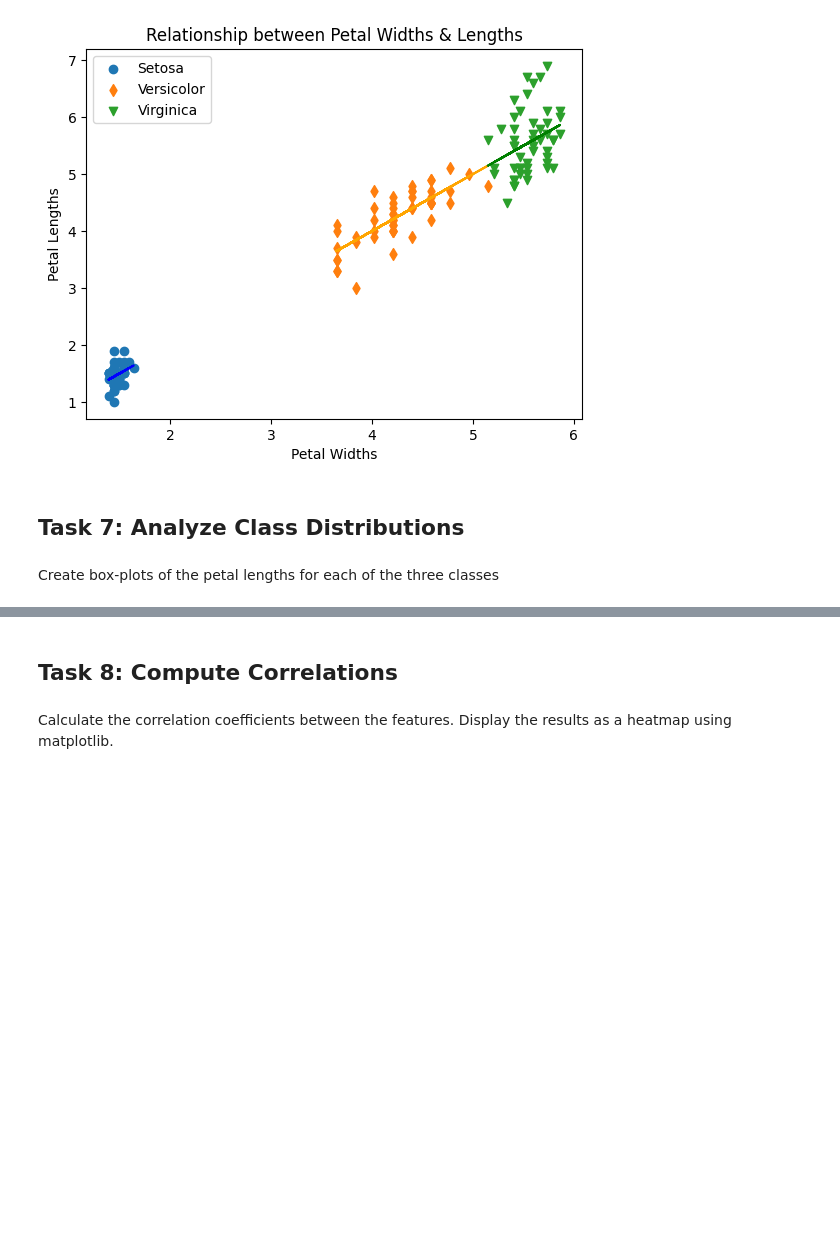
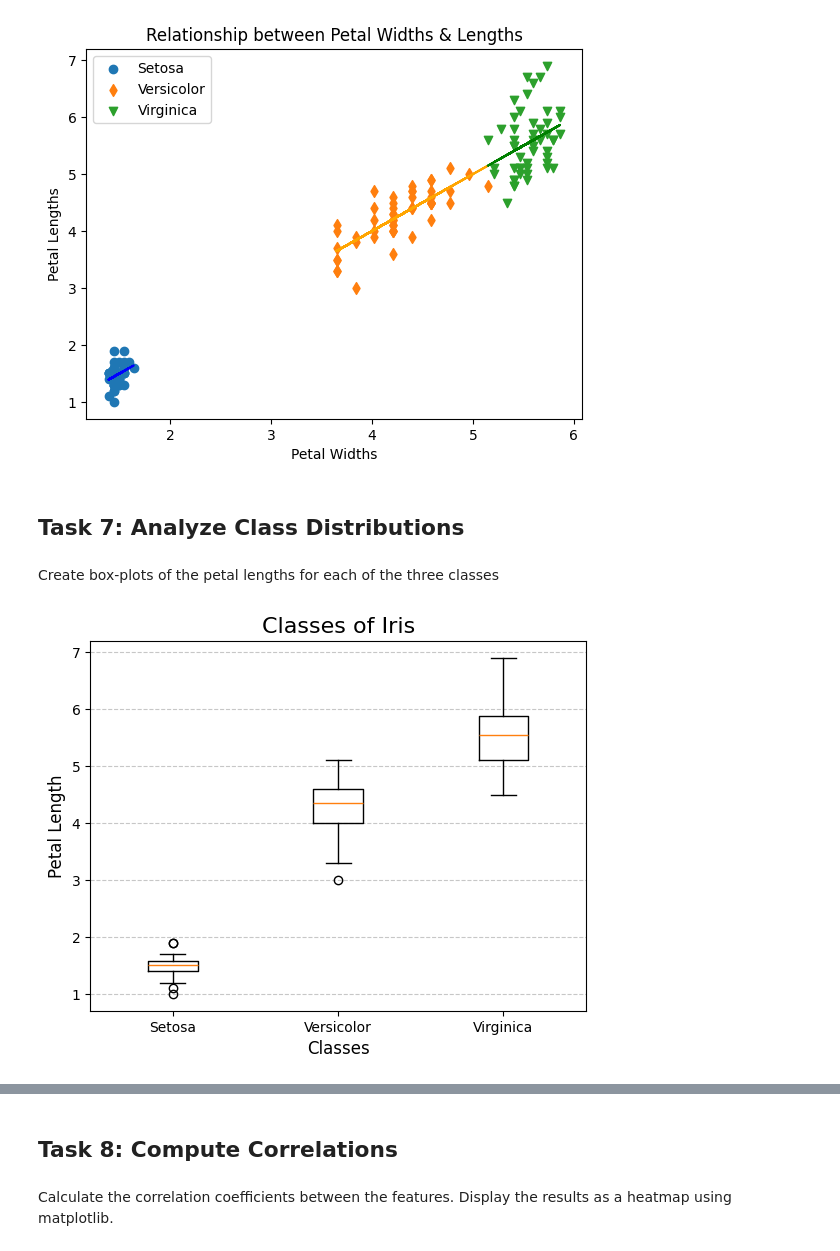
Before and after one commit to callagg2/principles_of_data_analytics, a Jupyter notebook: assessment/tasks.ipynb, the cells around one changed output, grey strips where cells are left out. Cells and saved outputs as stored; diff of their text form; code cells hidden in the pictures; blank space fills up the shorter version.

Commit message:
created boxplots

```diff
--- a/assessment/tasks.ipynb
+++ b/assessment/tasks.ipynb
@@ -320,10 +344,10 @@ setosa_petal_length=[iris[0][0][2],iris[0][1][2],iris[0][2][2],iris[0][3][2],iri
 versicolor_petal_length=[iris[1][0][2],iris[1][1][2],iris[1][2][2],iris[1][3][2],iris[1][4][2],iris[1][5][2],iris[1][6][2],iris[1][7][2],iris[1][8][2],iris[1][9][2],iris[1][10][2],iris[1][11][2],iris[1][12][2],iris[1][13][2],iris[1][14][2],iris[1][15][2],iris[1][16][2],iris[1][17][2],iris[1][18][2],iris[1][19][2],iris[1][20][2],iris[1][21][2],iris[1][22][2],iris[1][23][2],iris[1][24][2],iris[1][25][2],iris[1][26][2],iris[1][27][2],iris[1][28][2],iris[1][29][2],iris[1][30][2],iris[1][31][2],iris[1][32][2],iris[1][33][2],iris[1][34][2],iris[1][35][2],iris[1][36][2],iris[1][37][2],iris[1][38][2],iris[1][39][2],iris[1][40][2],iris[1][41][2],iris[1][42][2],iris[1][43][2],iris[1][44][2],iris[1][45][2],iris[1][46][2],iris[1][47][2],iris[1][48][2],iris[1][49][2]]
 virginica_petal_length=[iris[2][0][2],iris[2][1][2],iris[2][2][2],iris[2][3][2],iris[2][4][2],iris[2][5][2],iris[2][6][2],iris[2][7][2],iris[2][8][2],iris[2][9][2],iris[2][10][2],iris[2][11][2],iris[2][12][2],iris[2][13][2],iris[2][14][2],iris[2][15][2],iris[2][16][2],iris[2][17][2],iris[2][18][2],iris[2][19][2],iris[2][20][2],iris[2][21][2],iris[2][22][2],iris[2][23][2],iris[2][24][2],iris[2][25][2],iris[2][26][2],iris[2][27][2],iris[2][28][2],iris[2][29][2],iris[2][30][2],iris[2][31][2],iris[2][32][2],iris[2][33][2],iris[2][34][2],iris[2][35][2],iris[2][36][2],iris[2][37][2],iris[2][38][2],iris[2][39][2],iris[2][40][2],iris[2][41][2],iris[2][42][2],iris[2][43][2],iris[2][44][2],iris[2][45][2],iris[2][46][2],iris[2][47][2],iris[2][48][2],iris[2][49][2]]
 
-petal_lengths=(setosa_petal_length, versicolor_petal_length,virginica_petal_length)
+# I won't be using the composite array - petal_lengths=(setosa_petal_length, versicolor_petal_length,virginica_petal_length)
 
-#show
-#petal_lengths
+# show the array of values
+# petal_lengths
 # %% [markdown]
 #### Scatter Chart
 # %% [markdown]
@@ -419,3 +456,30 @@ Text(0.5, 1.0, 'Relationship between Petal Widths & Lengths')
 ## Task 7: Analyze Class Distributions
 # %% [markdown]
 Create box-plots of the petal lengths for each of the three classes
+# %%
+setosa_petal_length=[iris[0][0][2],iris[0][1][2],iris[0][2][2],iris[0][3][2],iris[0][4][2],iris[0][5][2],iris[0][6][2],iris[0][7][2],iris[0][8][2],iris[0][9][2],iris[0][10][2],iris[0][11][2],iris[0][12][2],iris[0][13][2],iris[0][14][2],iris[0][15][2],iris[0][16][2],iris[0][17][2],iris[0][18][2],iris[0][19][2],iris[0][20][2],iris[0][21][2],iris[0][22][2],iris[0][23][2],iris[0][24][2],iris[0][25][2],iris[0][26][2],iris[0][27][2],iris[0][28][2],iris[0][29][2],iris[0][30][2],iris[0][31][2],iris[0][32][2],iris[0][33][2],iris[0][34][2],iris[0][35][2],iris[0][36][2],iris[0][37][2],iris[0][38][2],iris[0][39][2],iris[0][40][2],iris[0][41][2],iris[0][42][2],iris[0][43][2],iris[0][44][2],iris[0][45][2],iris[0][46][2],iris[0][47][2],iris[0][48][2],iris[0][49][2]]
+versicolor_petal_length=[iris[1][0][2],iris[1][1][2],iris[1][2][2],iris[1][3][2],iris[1][4][2],iris[1][5][2],iris[1][6][2],iris[1][7][2],iris[1][8][2],iris[1][9][2],iris[1][10][2],iris[1][11][2],iris[1][12][2],iris[1][13][2],iris[1][14][2],iris[1][15][2],iris[1][16][2],iris[1][17][2],iris[1][18][2],iris[1][19][2],iris[1][20][2],iris[1][21][2],iris[1][22][2],iris[1][23][2],iris[1][24][2],iris[1][25][2],iris[1][26][2],iris[1][27][2],iris[1][28][2],iris[1][29][2],iris[1][30][2],iris[1][31][2],iris[1][32][2],iris[1][33][2],iris[1][34][2],iris[1][35][2],iris[1][36][2],iris[1][37][2],iris[1][38][2],iris[1][39][2],iris[1][40][2],iris[1][41][2],iris[1][42][2],iris[1][43][2],iris[1][44][2],iris[1][45][2],iris[1][46][2],iris[1][47][2],iris[1][48][2],iris[1][49][2]]
+virginica_petal_length=[iris[2][0][2],iris[2][1][2],iris[2][2][2],iris[2][3][2],iris[2][4][2],iris[2][5][2],iris[2][6][2],iris[2][7][2],iris[2][8][2],iris[2][9][2],iris[2][10][2],iris[2][11][2],iris[2][12][2],iris[2][13][2],iris[2][14][2],iris[2][15][2],iris[2][16][2],iris[2][17][2],iris[2][18][2],iris[2][19][2],iris[2][20][2],iris[2][21][2],iris[2][22][2],iris[2][23][2],iris[2][24][2],iris[2][25][2],iris[2][26][2],iris[2][27][2],iris[2][28][2],iris[2][29][2],iris[2][30][2],iris[2][31][2],iris[2][32][2],iris[2][33][2],iris[2][34][2],iris[2][35][2],iris[2][36][2],iris[2][37][2],iris[2][38][2],iris[2][39][2],iris[2][40][2],iris[2][41][2],iris[2][42][2],iris[2][43][2],iris[2][44][2],iris[2][45][2],iris[2][46][2],iris[2][47][2],iris[2][48][2],iris[2][49][2]]
+
+petal_lengths=np.array([setosa_petal_length, versicolor_petal_length,virginica_petal_length])
+#print(petal_lengths)
+# create figure, axis
+fig, ax = plt.subplots()
+
+# create boxplot, we will use .T because we need to transpose our data to make rows columns and columns rows because thats what boxplot expect)
+ax.boxplot(petal_lengths.T)
+
+# title
+ax.set_title("Classes of Iris", fontsize=16)
+
+# axis labels
+ax.set_xlabel("Classes", fontsize=12)
+ax.set_ylabel("Petal Length", fontsize=12)
+
+# set names of x-axis ticks, just puts the names on the horizontal axis
+ax.set_xticks([1,2,3],["Setosa","Versicolor","Virginica"], fontsize=10)
+
+# add a grid so we have horizontal dotted lines making it easier to see the values on the chart, alpha is how transparent the dotted lines are
+ax.grid(axis="y", linestyle="--", alpha=0.7)
+# %% [output]
+[figure, added]
```
Also changed, not shown: parts of 13 cells of this notebook.
